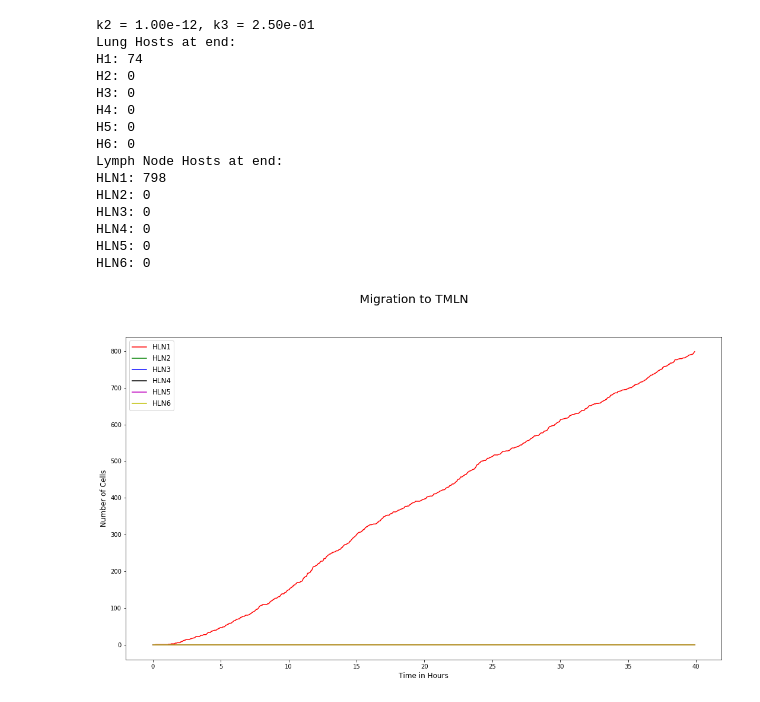
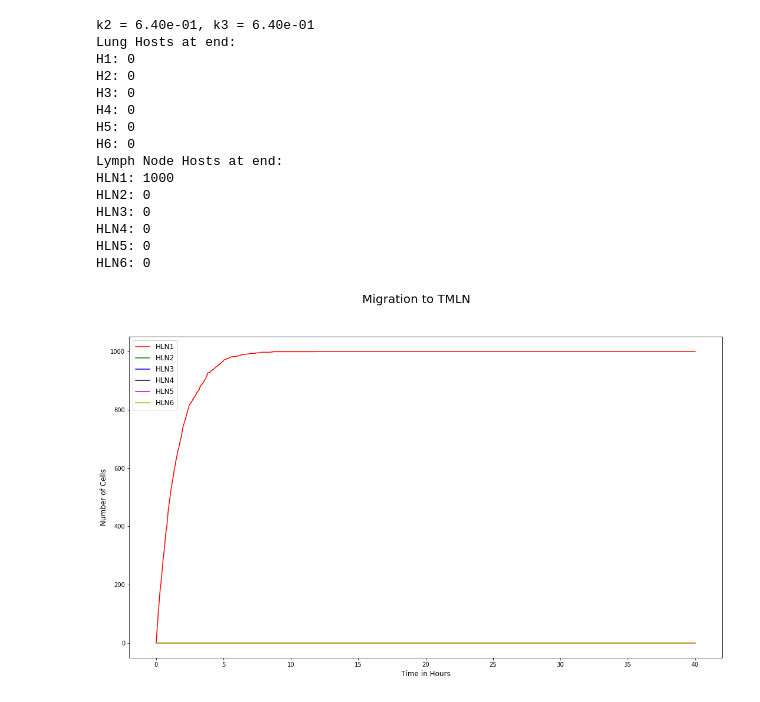
Before and after one commit to technodivergent/Bacillus_Anthracis_Simulation, a Jupyter notebook: Lung Submodel.ipynb, the cells around one changed output. Drawn from its saved outputs; the diff is of its cells as text; code cells hidden in the pictures.

```diff
--- a/Lung Submodel.ipynb
+++ b/Lung Submodel.ipynb
@@ -19,9 +18,9 @@ class DayModel(gillespy2.Model):
         gillespy2.Model.__init__(self, name="Macrophage")
 
         # species
-        S_ = gillespy2.Species(name='S_', initial_value=4e3) # low = 4e3; mid = 2e4; high = 1e7
+        S_ = gillespy2.Species(name='S_', initial_value=1e3) # low = 4e3; mid = 2e4; high = 1e7
 
-        A_ = gillespy2.Species(name='A_', initial_value=6e9) # A = Sa/(k2*S+MuA)
+        A_ = gillespy2.Species(name='A_', initial_value=1e6) # A = Sa/(k2*S+MuA)
 
         H1 = gillespy2.Species(name='H1', initial_value=0)
         H2 = gillespy2.Species(name='H2', initial_value=0)
@@ -40,22 +39,13 @@ class DayModel(gillespy2.Model):
         self.add_species([S_,A_,H1,H2,H3,H4,H5,H6,HLN1,HLN2,HLN3,HLN4,HLN5,HLN6])
 
         # parameters
-        # num(spores) per macrophage
-        ns = gillespy2.Parameter(name='ns', expression=3) # avg = 3.38
-
         # rate of phagocytosis
-        k2 = gillespy2.Parameter(name='k2', expression=1e-12)
+        k2 = gillespy2.Parameter(name='k2', expression=.640)
 
         # migration to TMLN
-        k3 = gillespy2.Parameter(name='k3', expression=0.25)
+        k3 = gillespy2.Parameter(name='k3', expression=.640)
 
-        # source of macrophages per hour
-        Sa = gillespy2.Parameter(name='Sa', expression=3e8)
-
-        # decay rate of macrophages
-        MuA = gillespy2.Parameter(name='MuA', expression=0.05)
-
-        self.add_parameter([ns,k2,k3,Sa,MuA])
+        self.add_parameter([k2,k3])
 
         # reactions
         R1 = gillespy2.Reaction(
@@ -206,51 +197,52 @@ H6: 0
 # %%
 fig = plt.figure(figsize=(18,10))
 fig.suptitle("Migration to TMLN", fontsize=20)
+res = results
 
 #plt.plot(results[0]['time'], results[0]['S_'], 'b', label='Spores')
-plt.plot(results[0]['time'], results[0]['HLN1'], 'r-', label='HLN1')
-plt.plot(results[0]['time'], results[0]['HLN2'], 'g-', label='HLN2')
-plt.plot(results[0]['time'], results[0]['HLN3'], 'b-', label='HLN3')
-plt.plot(results[0]['time'], results[0]['HLN4'], 'k-', label='HLN4')
-plt.plot(results[0]['time'], results[0]['HLN5'], 'm-', label='HLN5')
-plt.plot(results[0]['time'], results[0]['HLN6'], 'y-', label='HLN6')
+plt.plot(res['time'], res['HLN1'], 'r-', label='HLN1')
+plt.plot(res['time'], res['HLN2'], 'g-', label='HLN2')
+plt.plot(res['time'], res['HLN3'], 'b-', label='HLN3')
+plt.plot(res['time'], res['HLN4'], 'k-', label='HLN4')
+plt.plot(res['time'], res['HLN5'], 'm-', label='HLN5')
+plt.plot(res['time'], res['HLN6'], 'y-', label='HLN6')
 
 plt.xlabel("Time in Hours", fontsize=12)
 plt.ylabel("Number of Cells", fontsize=12)
 plt.legend(loc='best', fontsize=12)
 
 print("k2 = {:.2e}, k3 = {:.2e}".format(float(model.listOfParameters['k2'].expression), float(model.listOfParameters['k3'].expression)))
 
 print("Lung Hosts at end:")
-print("H1: {}".format(results[0]['H1'][-1]))
-print("H2: {}".format(results[0]['H2'][-1]))
-print("H3: {}".format(results[0]['H3'][-1]))
-print("H4: {}".format(results[0]['H4'][-1]))
-print("H5: {}".format(results[0]['H5'][-1]))
-print("H6: {}".format(results[0]['H6'][-1]))
+print("H1: {}".format(res['H1'][-1]))
+print("H2: {}".format(res['H2'][-1]))
+print("H3: {}".format(res['H3'][-1]))
+print("H4: {}".format(res['H4'][-1]))
+print("H5: {}".format(res['H5'][-1]))
+print("H6: {}".format(res['H6'][-1]))
 
 print("Lymph Node Hosts at end:")
-print("HLN1: {}".format(results[0]['HLN1'][-1]))
-print("HLN2: {}".format(results[0]['HLN2'][-1]))
-print("HLN3: {}".format(results[0]['HLN3'][-1]))
-print("HLN4: {}".format(results[0]['HLN4'][-1]))
-print("HLN5: {}".format(results[0]['HLN5'][-1]))
-print("HLN6: {}".format(results[0]['HLN6'][-1]))
+print("HLN1: {}".format(res['HLN1'][-1]))
+print("HLN2: {}".format(res['HLN2'][-1]))
+print("HLN3: {}".format(res['HLN3'][-1]))
+print("HLN4: {}".format(res['HLN4'][-1]))
+print("HLN5: {}".format(res['HLN5'][-1]))
+print("HLN6: {}".format(res['HLN6'][-1]))
 # %% [output]
-k2 = 1.00e-12, k3 = 2.50e-01
+k2 = 6.40e-01, k3 = 6.40e-01
 Lung Hosts at end:
-H1: 74
+H1: 0
 H2: 0
 H3: 0
 H4: 0
 H5: 0
 H6: 0
 Lymph Node Hosts at end:
-HLN1: 798
+HLN1: 1000
 HLN2: 0
 HLN3: 0
 HLN4: 0
 HLN5: 0
 HLN6: 0
-[figure, old version]
+[figure, new version]
 # %%
```
Also changed, not shown: parts of 5 cells of this notebook.
